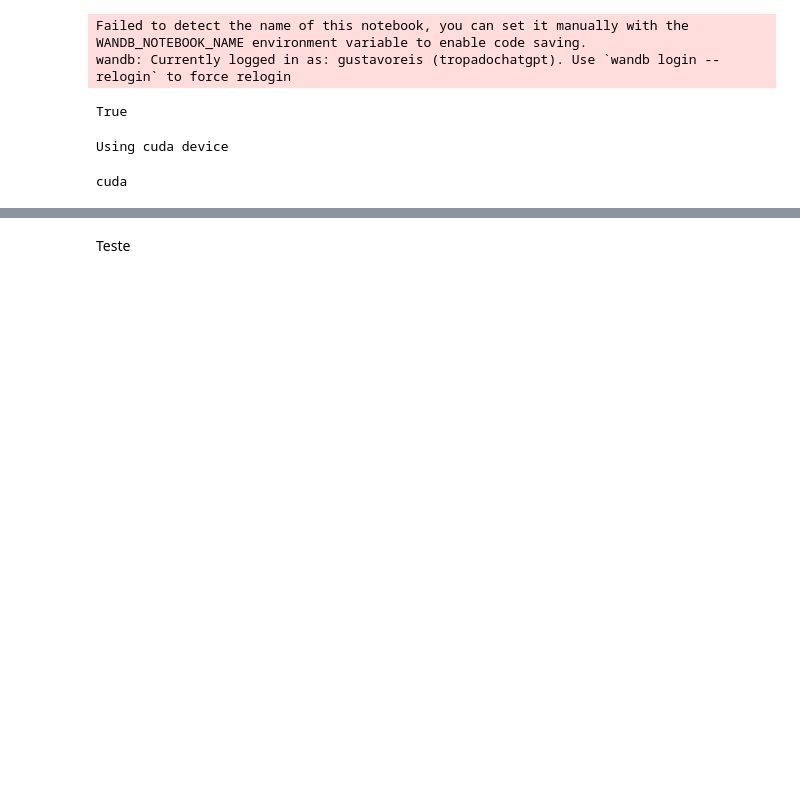
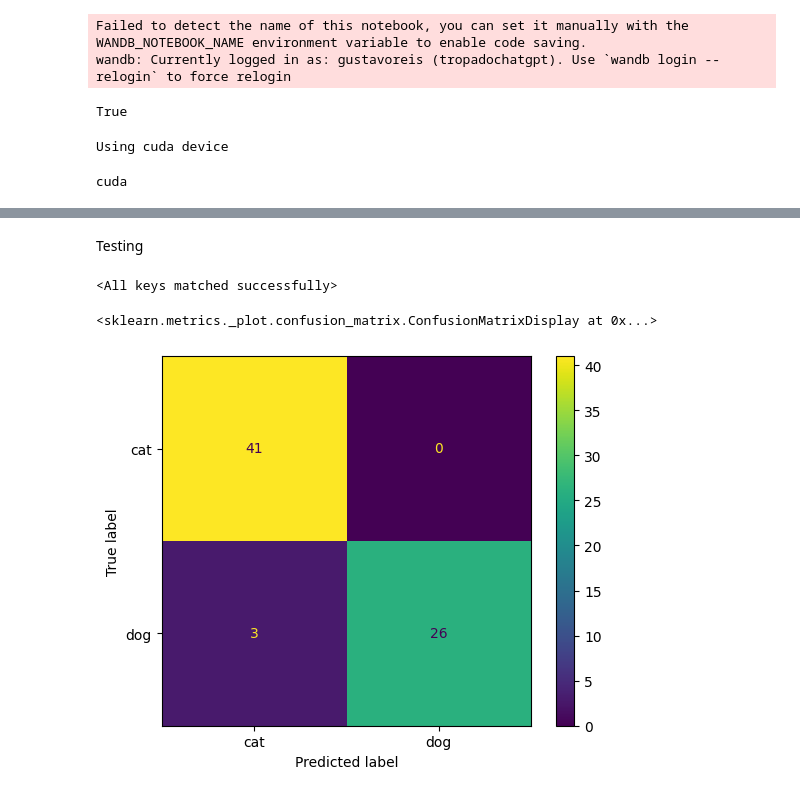
Before and after one commit to Gusreis7/Cat-Dogs_audio-classification-cnn, a Jupyter notebook: PytorchAPI.ipynb, the cells around one changed output, grey strips where cells are left out. Cells and saved outputs as stored; diff of their text form; code cells hidden in the pictures; blank space fills up the shorter version.

Commit message:
testing done

```diff
--- a/PytorchAPI.ipynb
+++ b/PytorchAPI.ipynb
@@ -346,2 +347,29 @@ Find logs at: ./wandb/run-20230722_113256-c3j9zv0f/logs
-# %% [markdown]
-Teste
+# %% [markdown]
+Testing
+# %%
+dataset_train = CustomAudioDataset('dataset/train.csv',base_dir ='',path_idx=0,label_idx=1,target_sample_rate=16000)
+dataset_test = CustomAudioDataset('dataset/test.csv',base_dir = '',path_idx=0,label_idx=1,target_sample_rate=16000)
+data = Data(2, dataset_train,dataset_test)
+# %%
+model_network = Learner()
+model_network.model.load_state_dict(torch.load('best-model_parameters.pt'))
+# %% [output]
+<All keys matched successfully>
+# %%
+preds = []
+labels = []
+with torch.no_grad():
+     dataloader = data.get_loader(training=False)
+     for batch_idx, (X, y) in enumerate(dataloader):
+            X, y = X.to(DEVICE), y.to(DEVICE)
+            y_hat = model_network.predict(X)
+            pred = y_hat.argmax(dim=1).tolist()
+            labels.extend(y.tolist())
+            preds.extend(pred)
+# %%
+cm = confusion_matrix(labels, preds)
+disp = ConfusionMatrixDisplay(confusion_matrix=cm, display_labels=['cat','dog'])
+disp.plot()
+# %% [output]
+<sklearn.metrics._plot.confusion_matrix.ConfusionMatrixDisplay at 0x...>
+[figure, added]
```
Also changed, not shown: parts of 2 cells of this notebook.
